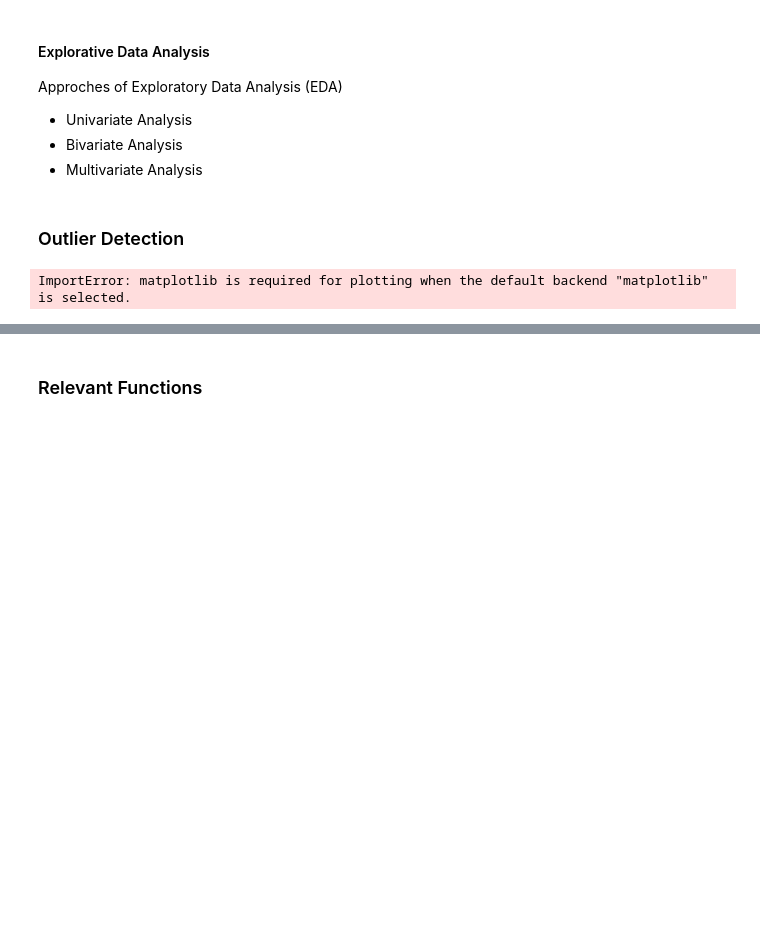
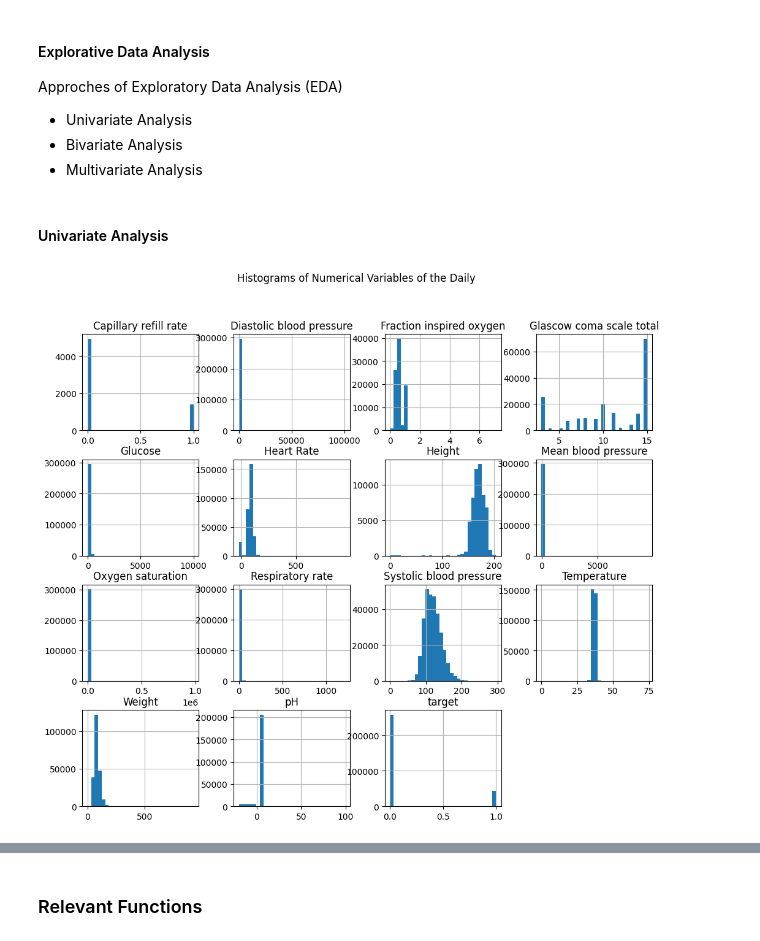
Before and after one commit to JosephRidge/Applied-Machine-Learning-, a Jupyter notebook: Assignment 2/app.ipynb, the cells around one changed output, grey strips where cells are left out. Saved outputs shown, nothing was run; the diff lists cells and outputs as text; code cells hidden in the pictures; blank space fills up the shorter version.

Commit message:
update on analysis

```diff
--- a/Assignment 2/app.ipynb
+++ b/Assignment 2/app.ipynb
@@ -293,11 +283,11 @@ Approches of Exploratory Data Analysis (EDA)
 *  Univariate Analysis
 *  Bivariate Analysis
 *  Multivariate Analysis
-# %% [markdown]
-### Outlier Detection
-# %%
-
-df.plot(kind='box', subplots=True, layout=(2,2), figsize=(10, 8), title='Box Plots of Numerical Variables')
-plt.show()
-# %% [output]
-ImportError: matplotlib is required for plotting when the default backend "matplotlib" is selected.
+# %% [markdown]
+#### Univariate Analysis
+# %%
+df.select_dtypes(include=['float64', 'int64']).hist(bins=30, figsize=(12, 10))
+plt.suptitle('Histograms of Numerical Variables of the Daily ')
+plt.show()
+# %% [output]
+[figure, added]
```
Also changed, not shown: parts of 82 cells of this notebook.
